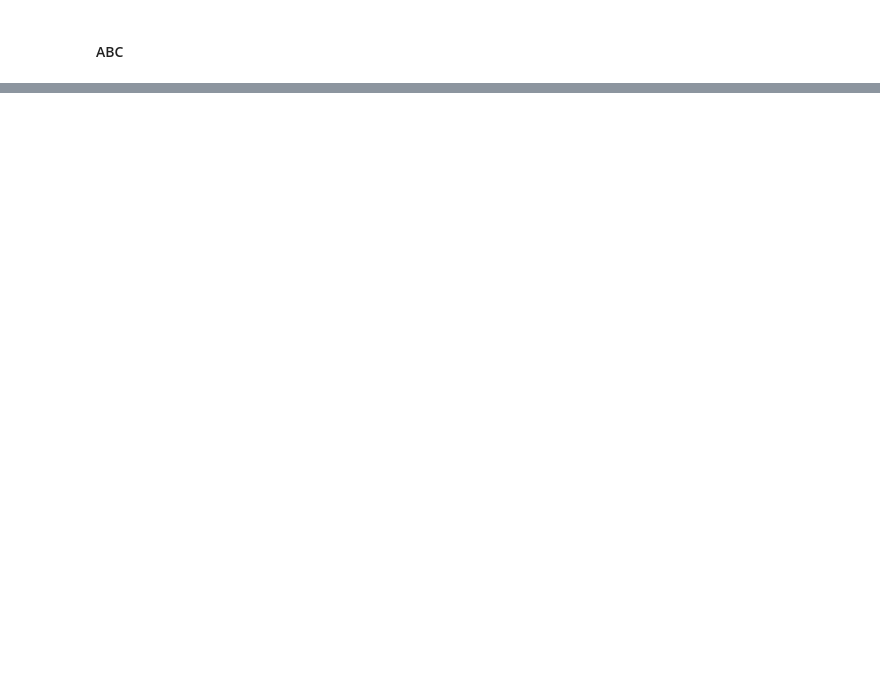
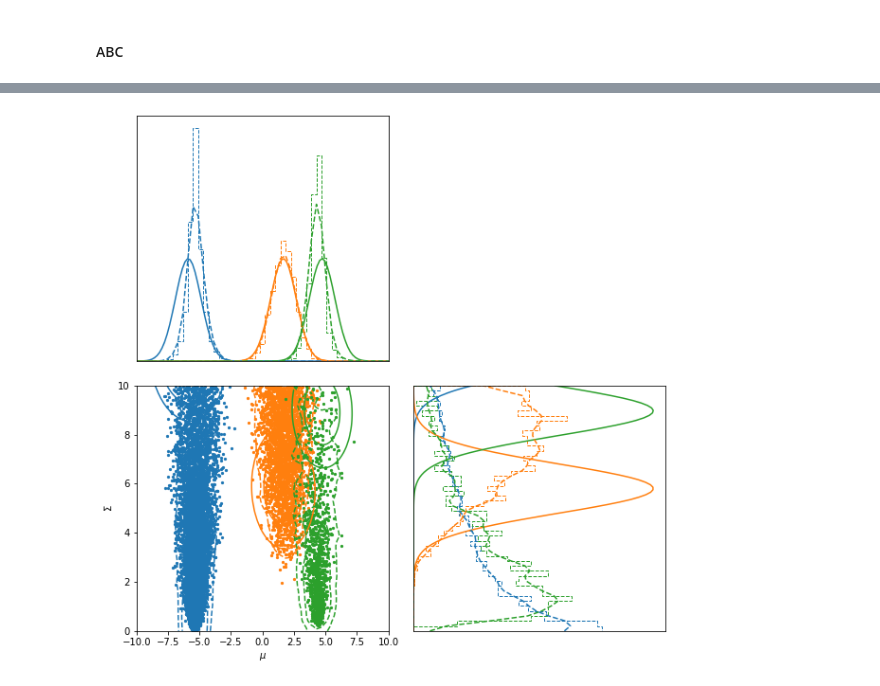
Before and after one commit to tlmakinen/imnn, a Jupyter notebook: examples/IMNN - JAX.ipynb, the cells around one changed output, grey strips where cells are left out. Drawn from its saved outputs; the diff is of its cells as text; code cells hidden in the pictures; blank space fills up the shorter version.

```diff
--- a/examples/IMNN - JAX.ipynb
+++ b/examples/IMNN - JAX.ipynb
@@ -180,0 +149,2 @@ ABC.scatter_summaries(ax=ax[:, 4:], labels=["Estimate 1", "Estimate 2"], s=1, ta
+# %%
+simulator_abc = ApproximateBayesianComputation(target_data, prior, simulator, simulator_imnn.get_estimate, F=simulator_imnn.F, gridsize=50)
@@ -180,0 +155,6 @@ ABC.scatter_summaries(ax=ax[:, 4:], labels=["Estimate 1", "Estimate 2"], s=1, ta
+# %%
+ax = simulator_ga.marginal_plot(labels=[r"$\mu$", r"$\Sigma$"])
+simulator_abc.marginal_plot(ax=ax, linestyle="dashed")
+simulator_abc.scatter_plot(ax=ax, linestyle="dashed");
+# %% [output]
+[figure, added]
```
Also changed, not shown: parts of 62 cells of this notebook, 8 other files.
